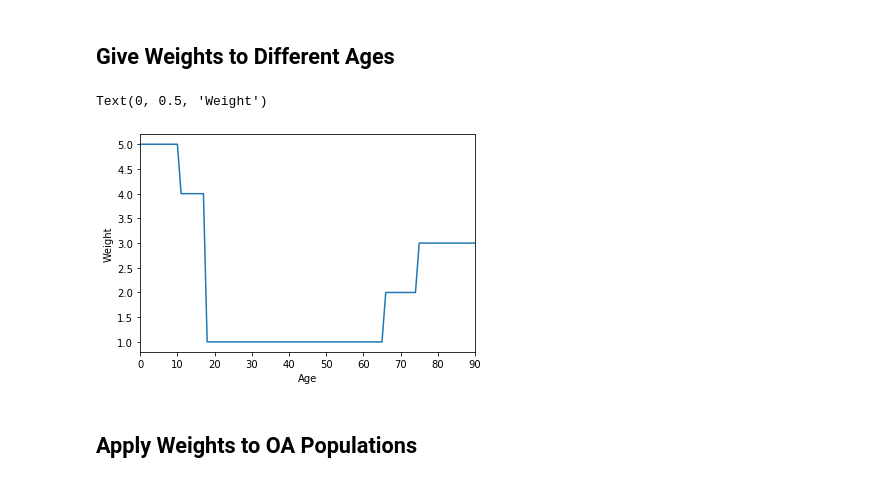
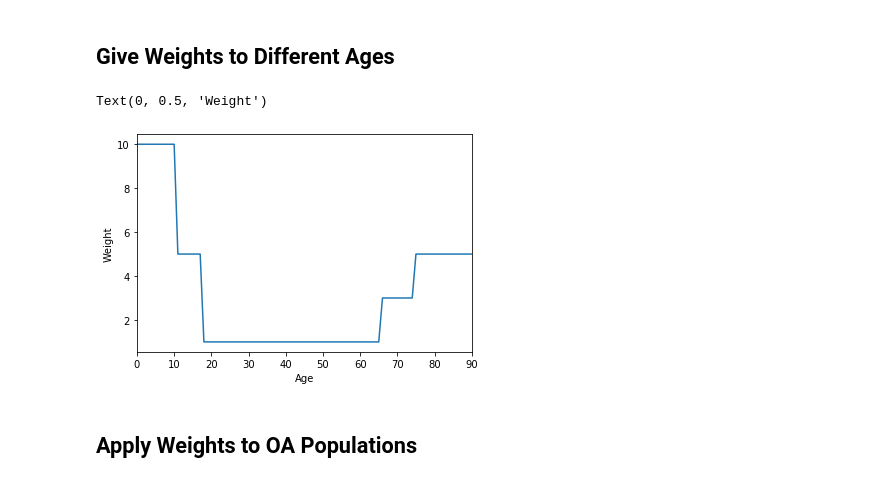
Before and after one commit to alan-turing-institute/spatial-inequality, a Jupyter notebook: notebooks/oa_weighting.ipynb, the cells around one changed output. Saved outputs shown, nothing was run; the diff lists cells and outputs as text; code cells hidden in the pictures.

```diff
--- a/notebooks/oa_weighting.ipynb
+++ b/notebooks/oa_weighting.ipynb
@@ -53,17 +53,17 @@ Nrows after filtering: 952
 # %%
 weights = pd.Series(1, index=populations.columns)
 
-weights[weights.index<18] = 4
-weights[weights.index<11] = 5
-weights[weights.index>65] = 2
-weights[weights.index>=75] = 3
+weights[weights.index<18] = 5
+weights[weights.index<11] = 10
+weights[weights.index>65] = 3
+weights[weights.index>=75] = 5
 
 weights.plot()
 plt.xlabel("Age")
 plt.ylabel("Weight")
 # %% [output]
 Text(0, 0.5, 'Weight')
-[figure, old version]
+[figure, new version]
 # %% [markdown]
 ## Apply Weights to OA Populations
 # %%
```
Also changed, not shown: 1 other file.
